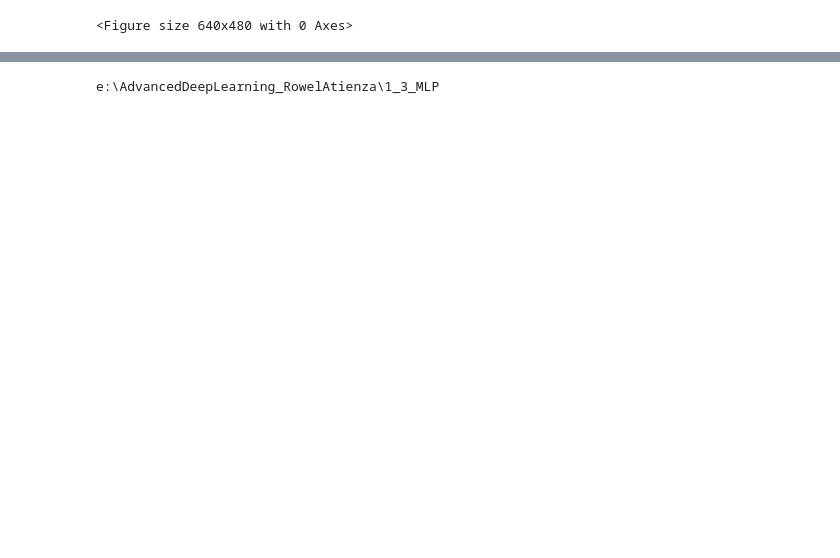
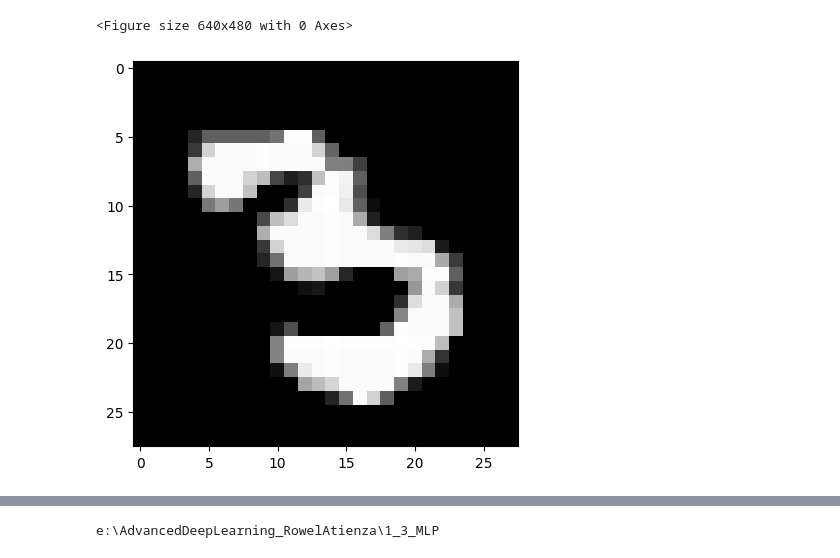
Before and after one commit to rubinkim/AdvancedDeepLearning, a Jupyter notebook: 1_3_MLP/mnist-sampler-131.ipynb, the cells around one changed output, grey strips where cells are left out. Saved outputs shown, nothing was run; the diff lists cells and outputs as text; code cells hidden in the pictures; blank space fills up the shorter version.

```diff
--- a/1_3_MLP/mnist-sampler-131.ipynb
+++ b/1_3_MLP/mnist-sampler-131.ipynb
@@ -41,0 +44,6 @@ plt.close('all')
+# %%
+plt.figure(figsize=(5,5))
+plt.imshow(images[1], cmap='gray')
+plt.show()
+# %% [output]
+[figure, added]
```
Also changed, not shown: parts of 5 cells of this notebook, 2 other files.
